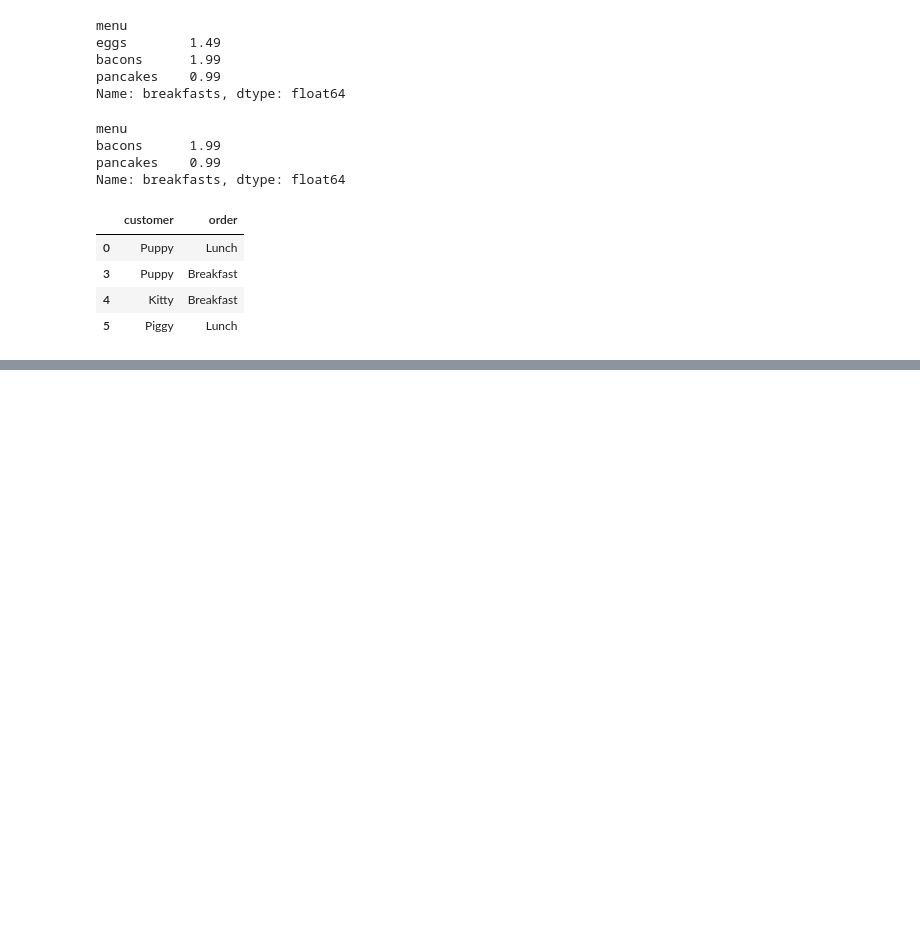
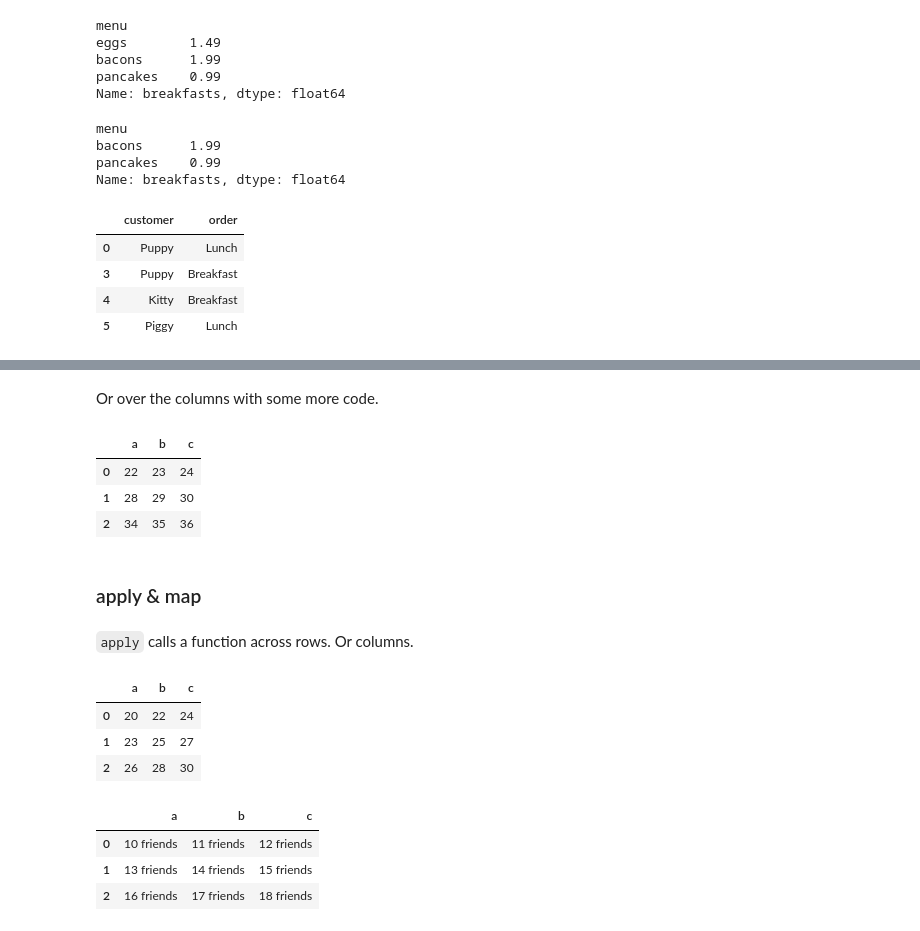
Before and after one commit to galopyz/goldfish, a Jupyter notebook: pandas.ipynb, the cells around one changed output, grey strips where cells are left out. Drawn from its saved outputs; the diff is of its cells as text; code cells hidden in the pictures; blank space fills up the shorter version.

Commit message:
Add more functionalities

```diff
--- a/pandas.ipynb
+++ b/pandas.ipynb
@@ -460,0 +507,13 @@ df.drop(index=[1, 2], columns=['total'])
+# %% [markdown]
+Or over the columns with some more code.
+# %%
+df3.add(df3['c'], axis=0)
+# %% [output]
+|  | a | b | c |
+| 0 | 22 | 23 | 24 |
+| 1 | 28 | 29 | 30 |
+| 2 | 34 | 35 | 36 |
+# %% [markdown]
+### apply & map
+# %% [markdown]
+`apply` calls a function across rows. Or columns.
@@ -460,0 +522,14 @@ df.drop(index=[1, 2], columns=['total'])
+# %%
+df3.apply(add_min)
+# %% [output]
+|  | a | b | c |
+| 0 | 20 | 22 | 24 |
+| 1 | 23 | 25 | 27 |
+| 2 | 26 | 28 | 30 |
+# %%
+df3.map(lambda x: f'{x} friends')
+# %% [output]
+|  | a | b | c |
+| 0 | 10 friends | 11 friends | 12 friends |
+| 1 | 13 friends | 14 friends | 15 friends |
+| 2 | 16 friends | 17 friends | 18 friends |
```
Also changed, not shown: parts of 16 cells of this notebook.
